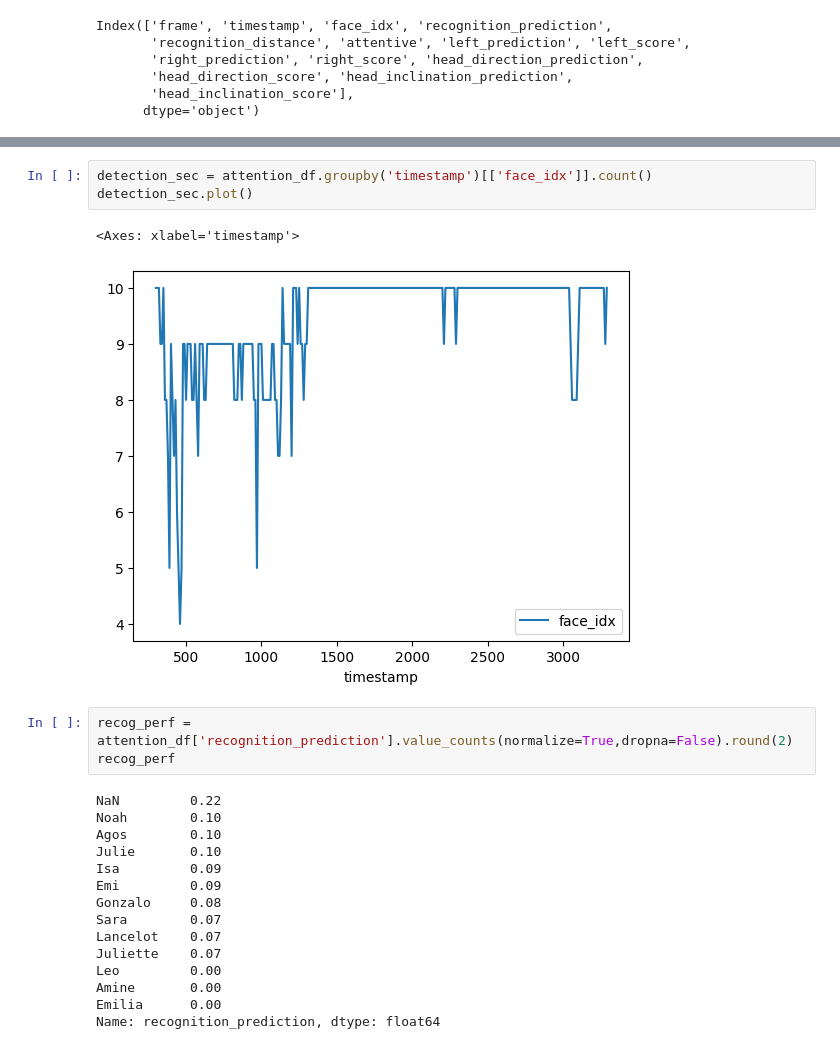
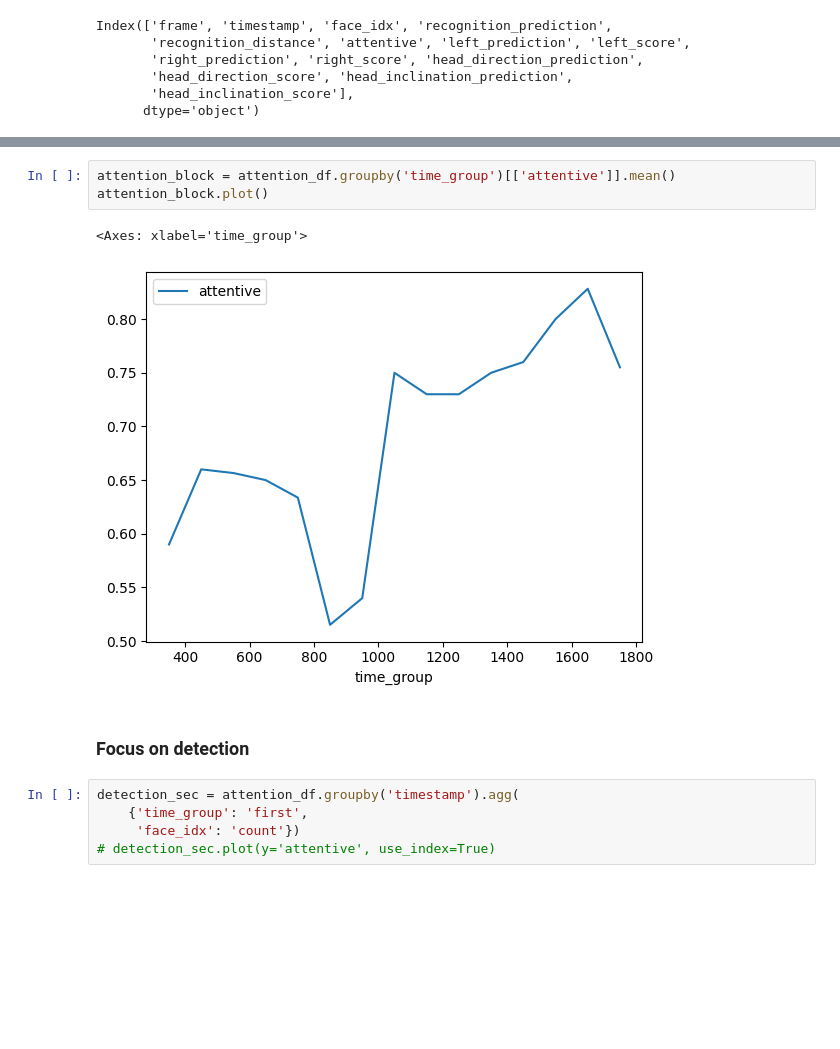
Before and after one commit to aminelah0/attention-meter, a Jupyter notebook: notebooks/output_df.ipynb, the cells around one changed output, grey strips where cells are left out. Cells and saved outputs as stored; diff of their text form; blank space fills up the shorter version.

```diff
--- a/notebooks/output_df.ipynb
+++ b/notebooks/output_df.ipynb
@@ -77,24 +85,13 @@ attention_ma.plot()
+# %%
+attention_block = attention_df.groupby('time_group')[['attentive']].mean()
+attention_block.plot()
+# %% [output]
+<Axes: xlabel='time_group'>
+[figure, added]
+# %% [markdown]
+### Focus on detection
 # %%
-detection_sec = attention_df.groupby('timestamp')[['face_idx']].count()
-detection_sec.plot()
+detection_sec = attention_df.groupby('timestamp').agg(
+    {'time_group': 'first',
+     'face_idx': 'count'})
+# detection_sec.plot(y='attentive', use_index=True)
-# %% [output]
-<Axes: xlabel='timestamp'>
-[figure, removed]
-# %%
-recog_perf = attention_df['recognition_prediction'].value_counts(normalize=True,dropna=False).round(2)
-recog_perf
-# %% [output]
-NaN         0.22
-Noah        0.10
-Agos        0.10
-Julie       0.10
-Isa         0.09
-Emi         0.09
-Gonzalo     0.08
-Sara        0.07
-Lancelot    0.07
-Juliette    0.07
-Leo         0.00
-Amine       0.00
-Emilia      0.00
-Name: recognition_prediction, dtype: float64
```
Also changed, not shown: parts of 32 cells of this notebook, 2 other files.
